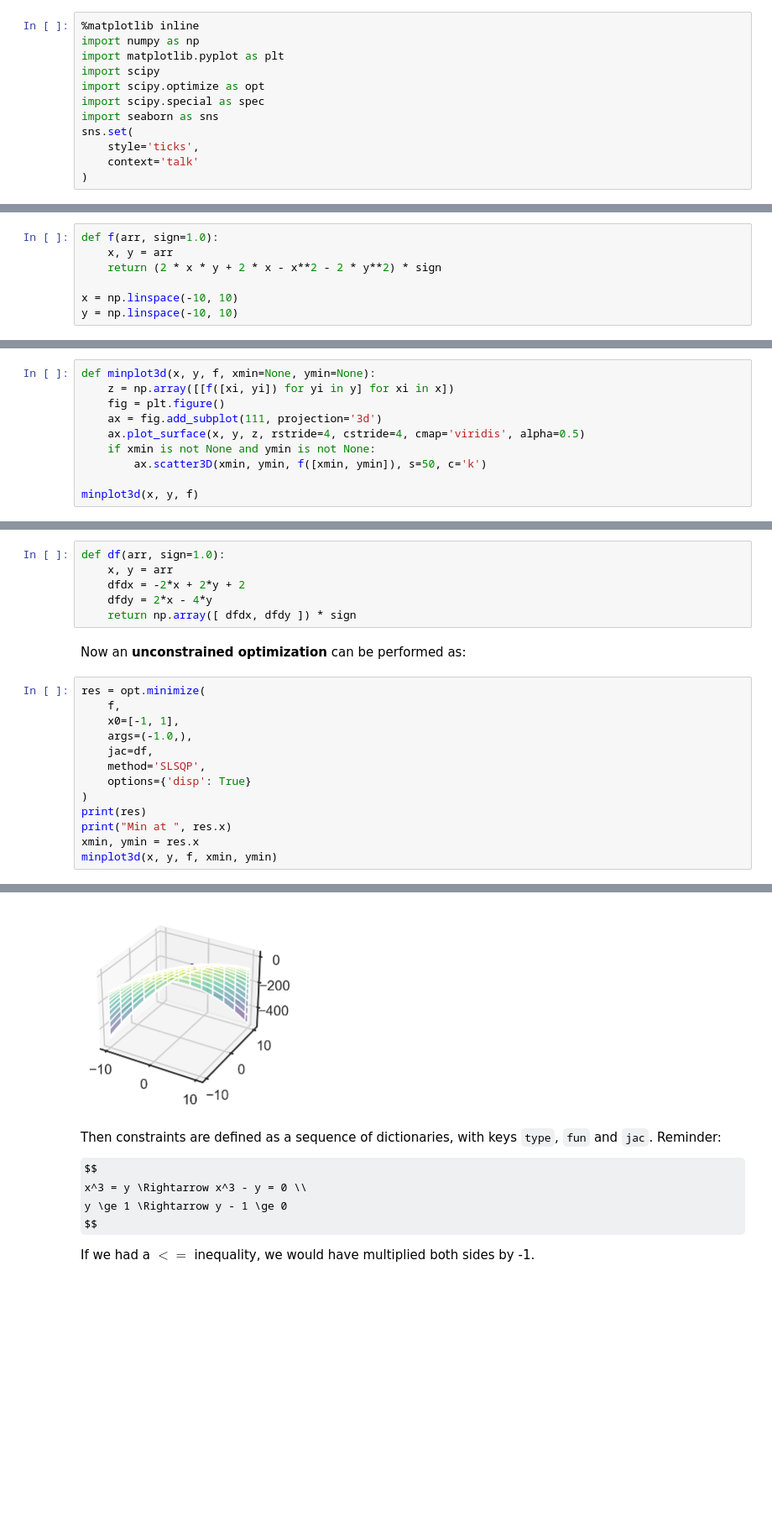
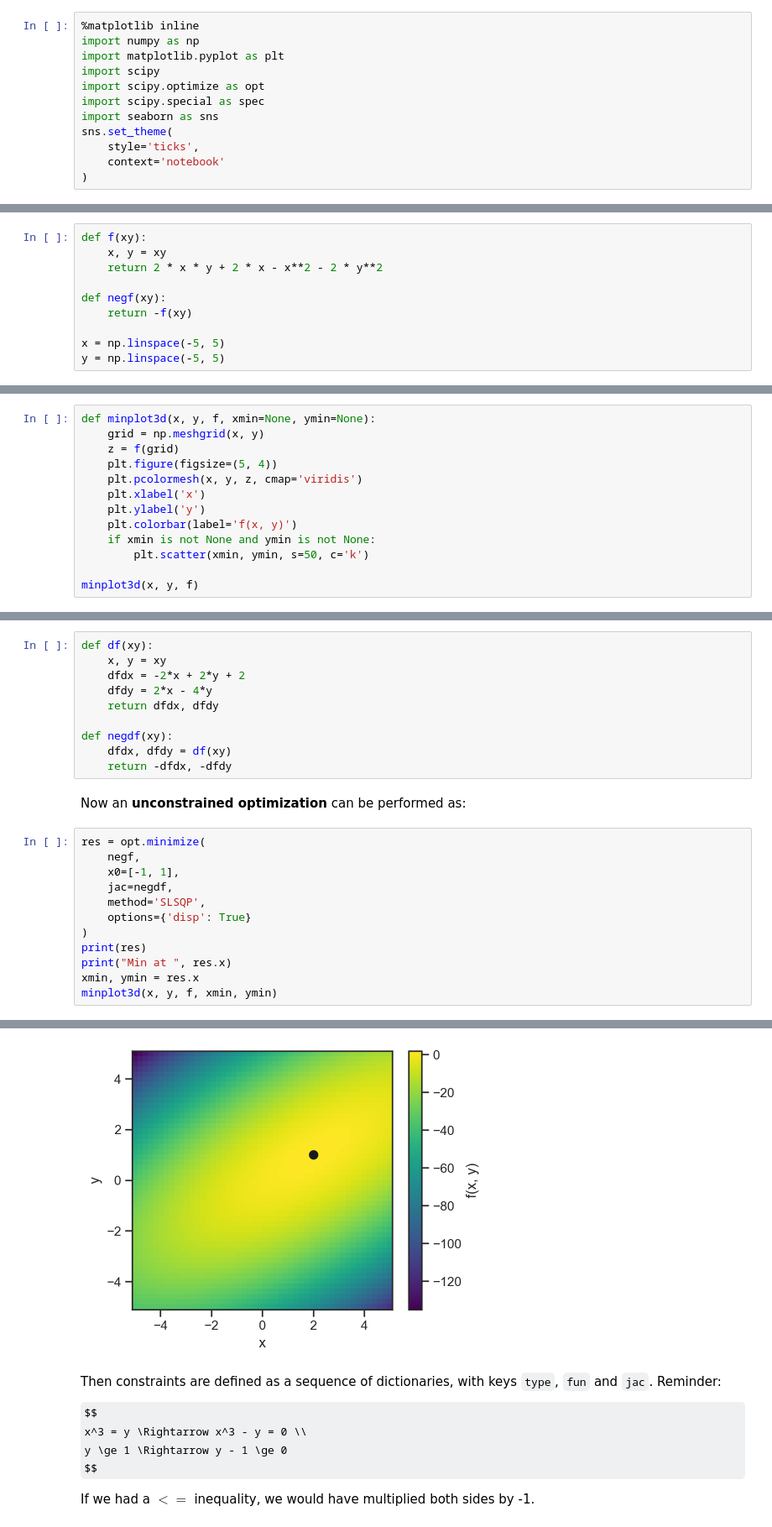
Before and after one commit to yoavram/Py4Eng, a Jupyter notebook: sessions/optimization.ipynb, the cells around one changed output, grey strips where cells are left out. Shown at 84% size. Drawn from its saved outputs; the diff is of its cells as text; some formulas as TeX source; blank space fills up the shorter version.

```diff
--- a/sessions/optimization.ipynb
+++ b/sessions/optimization.ipynb
@@ -12,9 +12,9 @@ import scipy
 import scipy.optimize as opt
 import scipy.special as spec
 import seaborn as sns
-sns.set(
+sns.set_theme(
     style='ticks',
-    context='talk'
+    context='notebook'
 )
 # %% [markdown]
 # Optimization
@@ -122,9 +124,12 @@ x^3 = y \\
 y \ge 1
 $$
 # %%
-def f(arr, sign=1.0):
-    x, y = arr
-    return (2 * x * y + 2 * x - x**2 - 2 * y**2) * sign
+def f(xy):
+    x, y = xy
+    return 2 * x * y + 2 * x - x**2 - 2 * y**2
 
-x = np.linspace(-10, 10)
-y = np.linspace(-10, 10)
+def negf(xy):
+    return -f(xy)
+
+x = np.linspace(-5, 5)
+y = np.linspace(-5, 5)
@@ -135,11 +136,14 @@ from mpl_toolkits.mplot3d import Axes3D
 # %%
 def minplot3d(x, y, f, xmin=None, ymin=None):
-    z = np.array([[f([xi, yi]) for yi in y] for xi in x])
-    fig = plt.figure()
-    ax = fig.add_subplot(111, projection='3d')
-    ax.plot_surface(x, y, z, rstride=4, cstride=4, cmap='viridis', alpha=0.5)
+    grid = np.meshgrid(x, y)
+    z = f(grid)
+    plt.figure(figsize=(5, 4))
+    plt.pcolormesh(x, y, z, cmap='viridis')
+    plt.xlabel('x')
+    plt.ylabel('y')
+    plt.colorbar(label='f(x, y)')
     if xmin is not None and ymin is not None:
-        ax.scatter3D(xmin, ymin, f([xmin, ymin]), s=50, c='k')
+        plt.scatter(xmin, ymin, s=50, c='k')
 
 minplot3d(x, y, f)
 # %% [output]
@@ -147,43 +151,46 @@ minplot3d(x, y, f)
 # %% [markdown]
 For this method we also need the derivative of `f` with respect to `x` and `y`:
 # %%
-def df(arr, sign=1.0):
-    x, y = arr
+def df(xy):
+    x, y = xy
     dfdx = -2*x + 2*y + 2
     dfdy = 2*x - 4*y
-    return np.array([ dfdx, dfdy ]) * sign
+    return dfdx, dfdy
+
+def negdf(xy):
+    dfdx, dfdy = df(xy)
+    return -dfdx, -dfdy
 # %% [markdown]
 Now an **unconstrained optimization** can be performed as:
 # %%
 res = opt.minimize(
-    f,
+    negf,
     x0=[-1, 1],
-    args=(-1.0,),
-    jac=df,
+    jac=negdf,
     method='SLSQP',
     options={'disp': True}
 )
 print(res)
 print("Min at ", res.x)
 xmin, ymin = res.x
 minplot3d(x, y, f, xmin, ymin)
 # %% [output]
 Optimization terminated successfully    (Exit mode 0)
             Current function value: -2.0
             Iterations: 4
             Function evaluations: 5
             Gradient evaluations: 4
      fun: -2.0
      jac: array([-0., -0.])
  message: 'Optimization terminated successfully'
     nfev: 5
      nit: 4
     njev: 4
   status: 0
  success: True
        x: array([2., 1.])
 Min at  [2. 1.]
-[figure, old version]
+[figure, new version]
 # %% [markdown]
 Then constraints are defined as a sequence of dictionaries, with keys `type`, `fun` and `jac`. Reminder:
 
```
Also changed, not shown: parts of 14 cells of this notebook, 6 other files.
